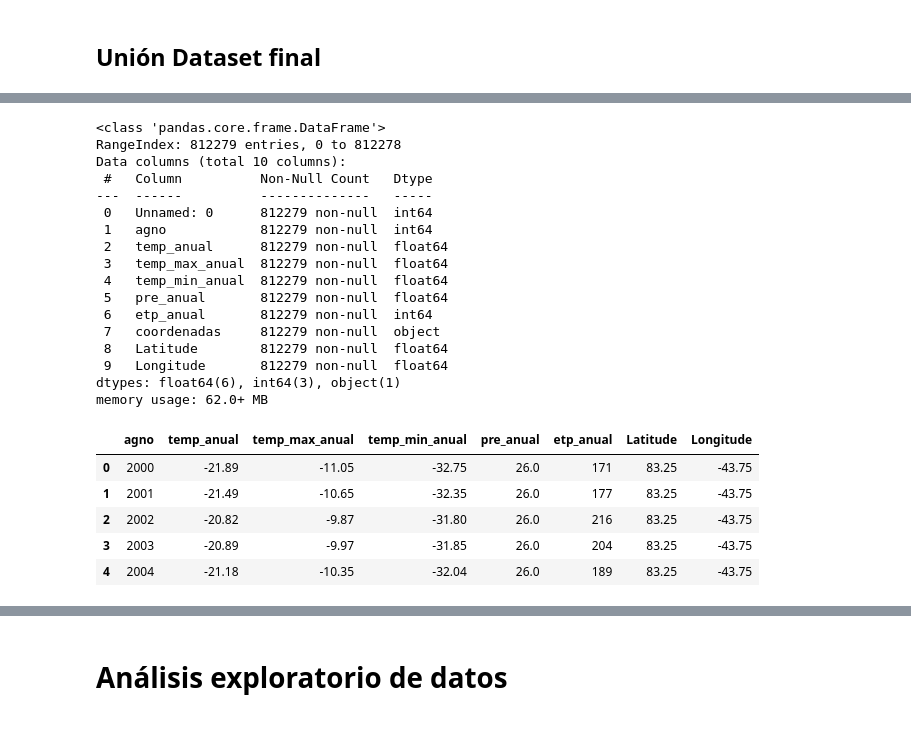
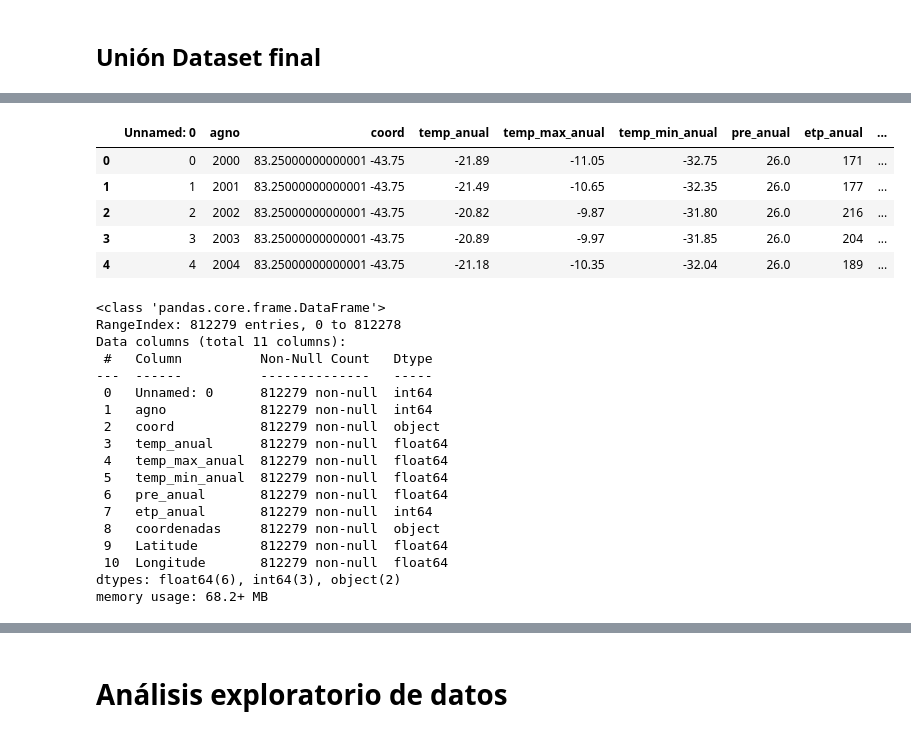
Before and after one commit to crcoronado/Datascience1, a Jupyter notebook: Winemag Copy-2.ipynb, the cells around one changed output, grey strips where cells are left out. Cells and saved outputs as stored; diff of their text form; code cells hidden in the pictures.

Commit message:
Winemag Copy 2 with comments and cleaned

```diff
--- a/Winemag Copy-2.ipynb
+++ b/Winemag Copy-2.ipynb
@@ -869,23 +772,45 @@ dataclima.head()
+# %%
+#Se obtienen los datos ed año (agno), temperatura anual promedio (temp_anual), termperatura máxima y mínima
+#anual (temp_max_anual, temp_min_anual), precipitación anual (pre_anual), evotranspiración anual (etp_anual) y
+#las coordenadas de cada punto de análisis
+#Se procede a limpiar al columna 'coordenadas', eliminando los caracteres de parentesis y coma que no proporcionan
+#información útil. Esta información se almacena en la nueva columna 'coord'
+
+dataclima.insert(2,'coord', dataclima['coordenadas'].str.replace('(\()|(,)|(\))','', regex=True))
+#Se visualiza la información actual del dataset
+dataclima.head()
+# %% [output]
+|  | Unnamed: 0 | agno | coord | temp_anual | temp_max_anual | temp_min_anual | pre_anual | etp_anual | ... |
+| 0 | 0 | 2000 | 83.25000000000001 -43.75 | -21.89 | -11.05 | -32.75 | 26.0 | 171 | ... |
+| 1 | 1 | 2001 | 83.25000000000001 -43.75 | -21.49 | -10.65 | -32.35 | 26.0 | 177 | ... |
+| 2 | 2 | 2002 | 83.25000000000001 -43.75 | -20.82 | -9.87 | -31.80 | 26.0 | 216 | ... |
+| 3 | 3 | 2003 | 83.25000000000001 -43.75 | -20.89 | -9.97 | -31.85 | 26.0 | 204 | ... |
+| 4 | 4 | 2004 | 83.25000000000001 -43.75 | -21.18 | -10.35 | -32.04 | 26.0 | 189 | ... |
 # %%
-dataclima[['Latitude','Longitude']] = dataclima.coordenadas.str.split(expand=True)
+#Al igual que el dataset de winemag, se realiza el mismo preprocesamiento con las coordenadas, donde se crean
+#nuevas columnas de Latitude y Longitude a través de un split, y se les asigna el tipo de dato float64
+
+dataclima[['Latitude','Longitude']] = dataclima.coord.str.split(expand=True)
 dataclima['Latitude'] = dataclima['Latitude'].astype(np.float64)
 dataclima['Longitude'] = dataclima['Longitude'].astype(np.float64)
+#Se visualiza este dataset para validar el cambio de tipo de dato
 dataclima.info()
 # %% [output]
 <class 'pandas.core.frame.DataFrame'>
 RangeIndex: 812279 entries, 0 to 812278
-Data columns (total 10 columns):
+Data columns (total 11 columns):
  #   Column          Non-Null Count   Dtype
 ---  ------          --------------   -----
  0   Unnamed: 0      812279 non-null  int64
  1   agno            812279 non-null  int64
- 2   temp_anual      812279 non-null  float64
- 3   temp_max_anual  812279 non-null  float64
- 4   temp_min_anual  812279 non-null  float64
- 5   pre_anual       812279 non-null  float64
- 6   etp_anual       812279 non-null  int64
- 7   coordenadas     812279 non-null  object
- 8   Latitude        812279 non-null  float64
- 9   Longitude       812279 non-null  float64
-dtypes: float64(6), int64(3), object(1)
-memory usage: 62.0+ MB
+ 2   coord           812279 non-null  object
+ 3   temp_anual      812279 non-null  float64
+ 4   temp_max_anual  812279 non-null  float64
+ 5   temp_min_anual  812279 non-null  float64
+ 6   pre_anual       812279 non-null  float64
+ 7   etp_anual       812279 non-null  int64
+ 8   coordenadas     812279 non-null  object
+ 9   Latitude        812279 non-null  float64
+ 10  Longitude       812279 non-null  float64
+dtypes: float64(6), int64(3), object(2)
+memory usage: 68.2+ MB
@@ -895,9 +816,0 @@ dataclima.drop(columns = 'Unnamed: 0', inplace = True)
-# %%
-dataclima.head()
-# %% [output]
-|  | agno | temp_anual | temp_max_anual | temp_min_anual | pre_anual | etp_anual | Latitude | Longitude |
-| 0 | 2000 | -21.89 | -11.05 | -32.75 | 26.0 | 171 | 83.25 | -43.75 |
-| 1 | 2001 | -21.49 | -10.65 | -32.35 | 26.0 | 177 | 83.25 | -43.75 |
-| 2 | 2002 | -20.82 | -9.87 | -31.80 | 26.0 | 216 | 83.25 | -43.75 |
-| 3 | 2003 | -20.89 | -9.97 | -31.85 | 26.0 | 204 | 83.25 | -43.75 |
-| 4 | 2004 | -21.18 | -10.35 | -32.04 | 26.0 | 189 | 83.25 | -43.75 |
```
Also changed, not shown: parts of 184 cells of this notebook, 4 other files.
